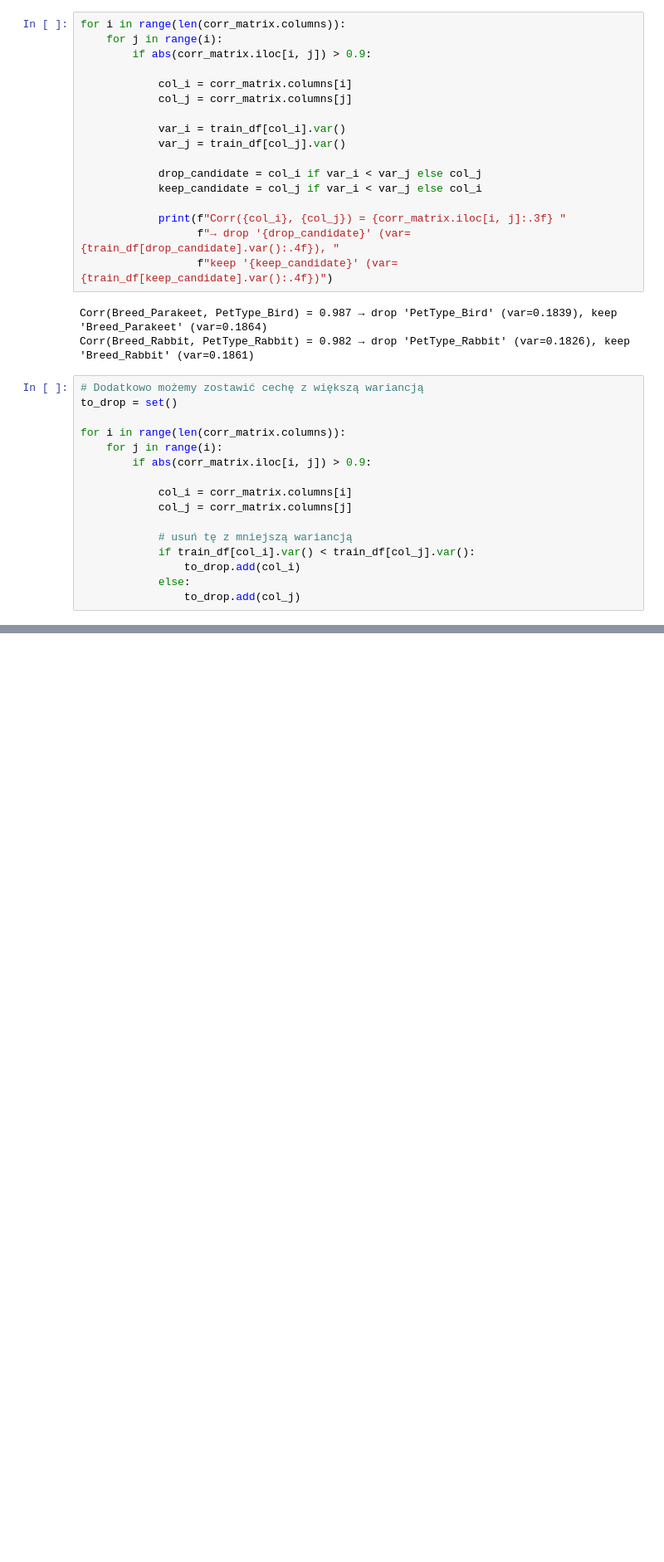
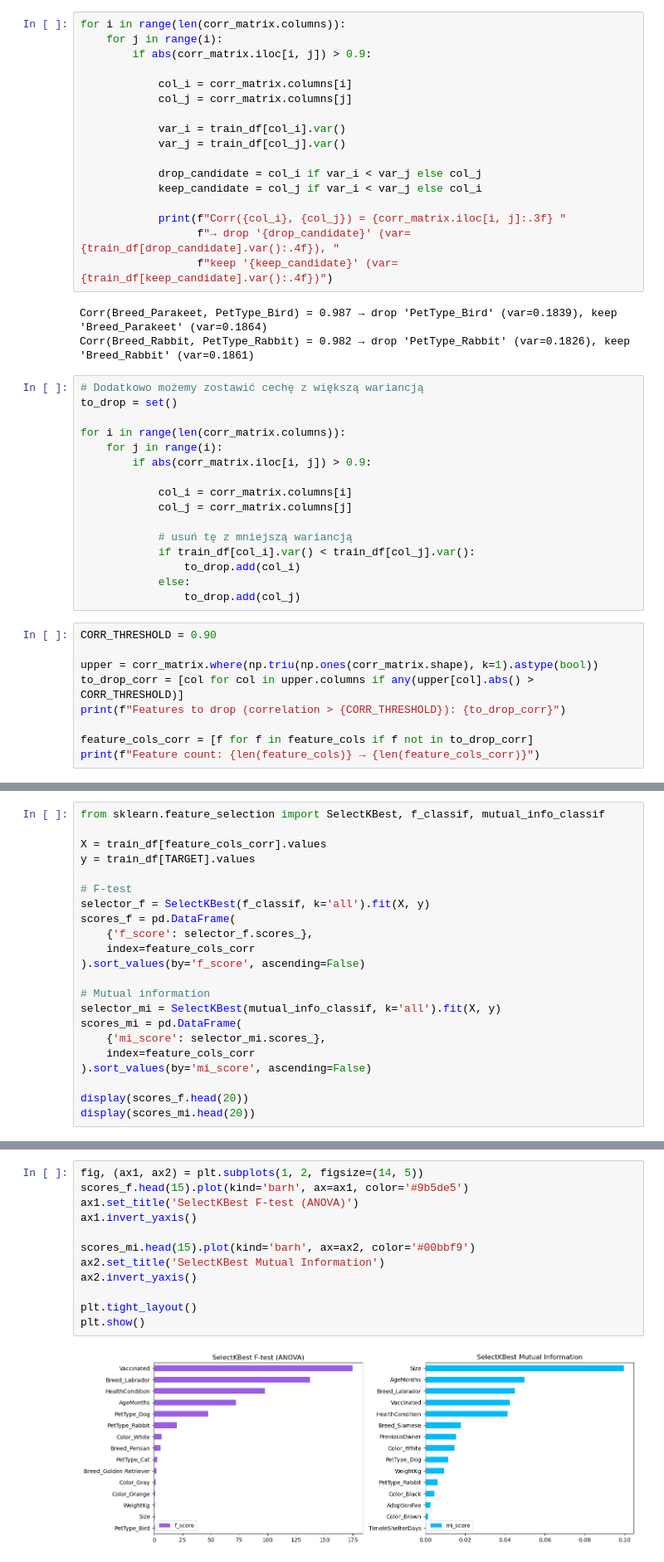
Before and after one commit to IzaSiemieniuk/pk_advanced_machine_learning, a Jupyter notebook: pet_adoption_3.ipynb, the cells around one changed output, grey strips where cells are left out. Shown at 83% size. Saved outputs shown, nothing was run; the diff lists cells and outputs as text; blank space fills up the shorter version.

Commit message:
Add Select KBest method

```diff
--- a/pet_adoption_3.ipynb
+++ b/pet_adoption_3.ipynb
@@ -281,3 +289,12 @@ for i in range(len(corr_matrix.columns)):
                 to_drop.add(col_i)
             else:
                 to_drop.add(col_j)
+# %%
+CORR_THRESHOLD = 0.90
+
+upper = corr_matrix.where(np.triu(np.ones(corr_matrix.shape), k=1).astype(bool))
+to_drop_corr = [col for col in upper.columns if any(upper[col].abs() > CORR_THRESHOLD)]
+print(f"Features to drop (correlation > {CORR_THRESHOLD}): {to_drop_corr}")
+
+feature_cols_corr = [f for f in feature_cols if f not in to_drop_corr]
+print(f"Feature count: {len(feature_cols)} → {len(feature_cols_corr)}")
@@ -283,0 +333,22 @@ for i in range(len(corr_matrix.columns)):
+# %%
+from sklearn.feature_selection import SelectKBest, f_classif, mutual_info_classif
+
+X = train_df[feature_cols_corr].values
+y = train_df[TARGET].values
+
+# F-test
+selector_f = SelectKBest(f_classif, k='all').fit(X, y)
+scores_f = pd.DataFrame(
+    {'f_score': selector_f.scores_},
+    index=feature_cols_corr
+).sort_values(by='f_score', ascending=False)
+
+# Mutual information
+selector_mi = SelectKBest(mutual_info_classif, k='all').fit(X, y)
+scores_mi = pd.DataFrame(
+    {'mi_score': selector_mi.scores_},
+    index=feature_cols_corr
+).sort_values(by='mi_score', ascending=False)
+
+display(scores_f.head(20))
+display(scores_mi.head(20))
@@ -283,0 +390,14 @@ for i in range(len(corr_matrix.columns)):
+# %%
+fig, (ax1, ax2) = plt.subplots(1, 2, figsize=(14, 5))
+scores_f.head(15).plot(kind='barh', ax=ax1, color='#9b5de5')
+ax1.set_title('SelectKBest F-test (ANOVA)')
+ax1.invert_yaxis()
+
+scores_mi.head(15).plot(kind='barh', ax=ax2, color='#00bbf9')
+ax2.set_title('SelectKBest Mutual Information')
+ax2.invert_yaxis()
+
+plt.tight_layout()
+plt.show()
+# %% [output]
+[figure, added]
```
Also changed, not shown: parts of 12 cells of this notebook.
